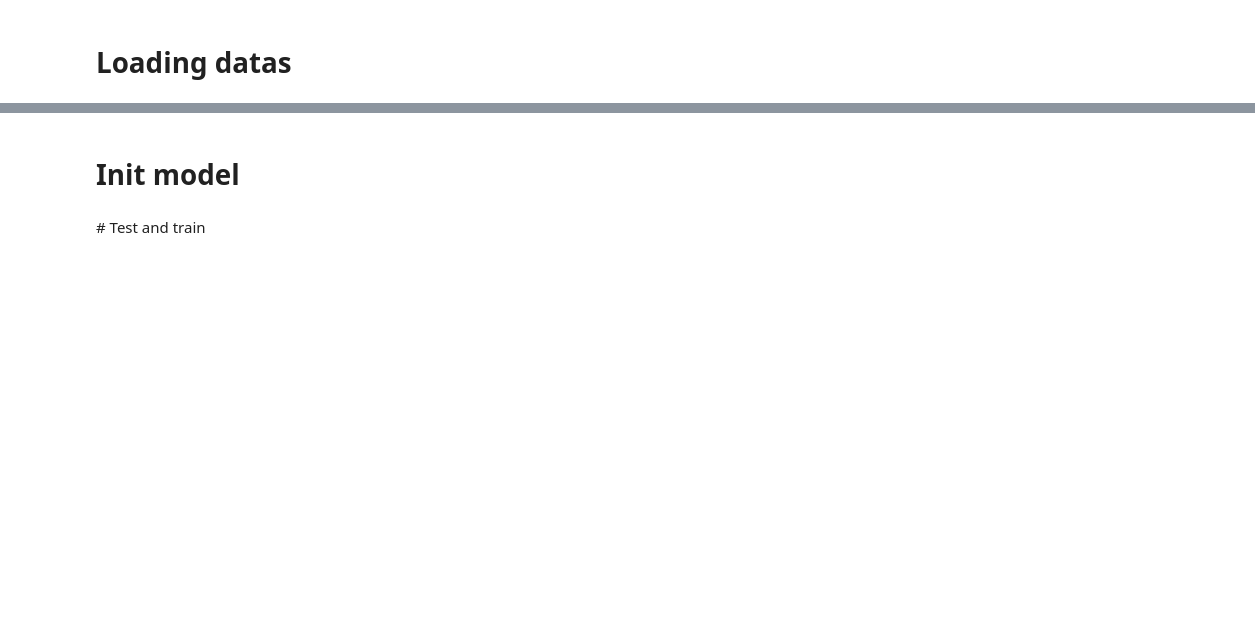
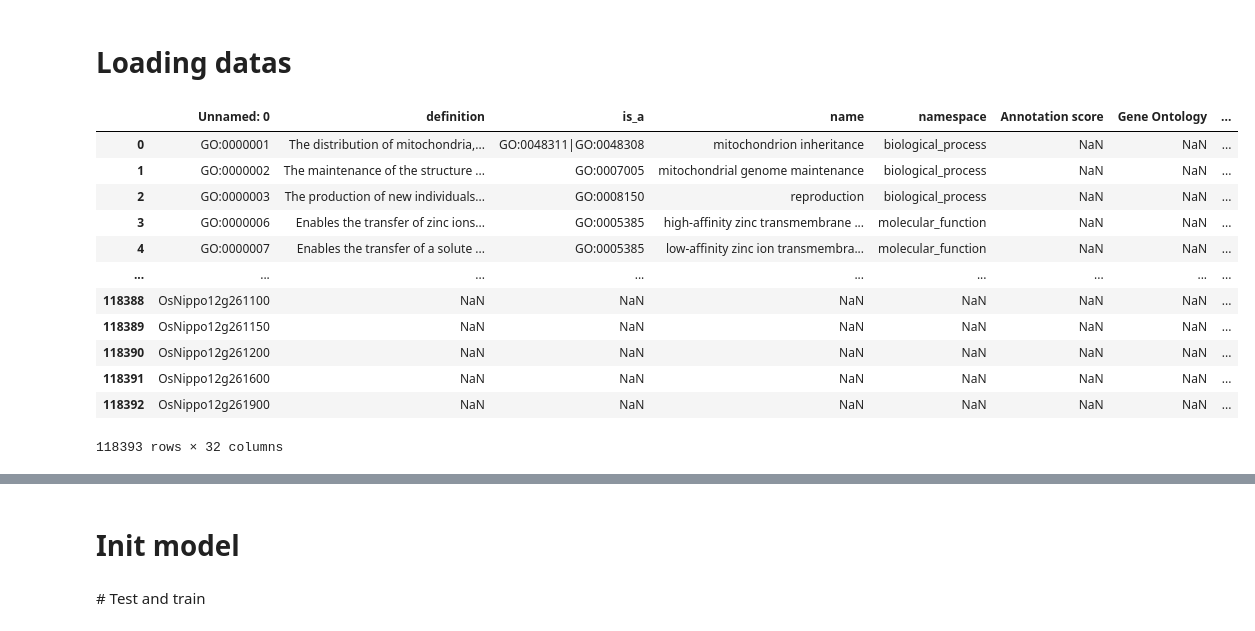
Before and after one commit to ElliotButz/ESL2024, a Jupyter notebook: code/MakeGNN.ipynb, the cells around one changed output, grey strips where cells are left out. Saved outputs shown, nothing was run; the diff lists cells and outputs as text; code cells hidden in the pictures; blank space fills up the shorter version.

```diff
--- a/code/MakeGNN.ipynb
+++ b/code/MakeGNN.ipynb
@@ -68,3 +129,19 @@ View run at https://wandb.ai/esl2024/ESL2024-code/runs/yz8msv58
 # %% [markdown]
 # Loading datas
+# %%
+pd.read_csv(iric_path)
+# %% [output]
+|  | Unnamed: 0 | definition | is_a | name | namespace | Annotation score | Gene Ontology | ... |
+| 0 | GO:0000001 | The distribution of mitochondria,... | GO:0048311|GO:0048308 | mitochondrion inheritance | biological_process | NaN | NaN | ... |
+| 1 | GO:0000002 | The maintenance of the structure ... | GO:0007005 | mitochondrial genome maintenance | biological_process | NaN | NaN | ... |
+| 2 | GO:0000003 | The production of new individuals... | GO:0008150 | reproduction | biological_process | NaN | NaN | ... |
+| 3 | GO:0000006 | Enables the transfer of zinc ions... | GO:0005385 | high-affinity zinc transmembrane ... | molecular_function | NaN | NaN | ... |
+| 4 | GO:0000007 | Enables the transfer of a solute ... | GO:0005385 | low-affinity zinc ion transmembra... | molecular_function | NaN | NaN | ... |
+| ... | ... | ... | ... | ... | ... | ... | ... | ... |
+| 118388 | OsNippo12g261100 | NaN | NaN | NaN | NaN | NaN | NaN | ... |
+| 118389 | OsNippo12g261150 | NaN | NaN | NaN | NaN | NaN | NaN | ... |
+| 118390 | OsNippo12g261200 | NaN | NaN | NaN | NaN | NaN | NaN | ... |
+| 118391 | OsNippo12g261600 | NaN | NaN | NaN | NaN | NaN | NaN | ... |
+| 118392 | OsNippo12g261900 | NaN | NaN | NaN | NaN | NaN | NaN | ... |
+118393 rows × 32 columns
 # %%
```
Also changed, not shown: parts of 18 cells of this notebook, 3 other files.
